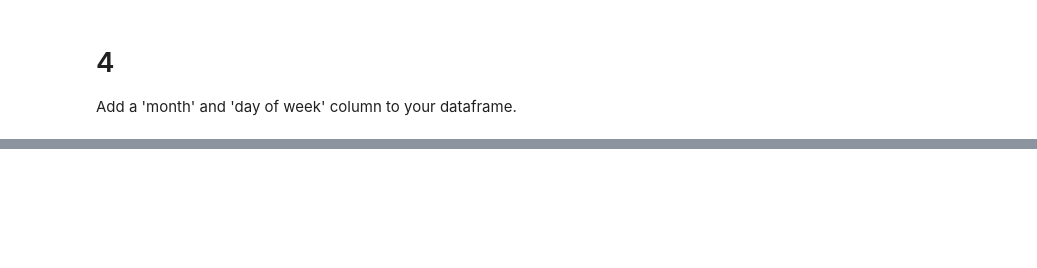
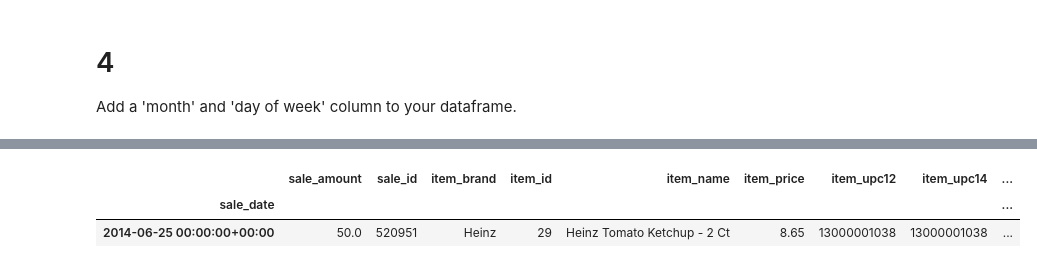
Before and after one commit to VelasquezAlejandro044/time-series-exercises, a Jupyter notebook: prepare_tsa.ipynb, the cells around one changed output, grey strips where cells are left out. Saved outputs shown, nothing was run; the diff lists cells and outputs as text; code cells hidden in the pictures; blank space fills up the shorter version.

```diff
--- a/prepare_tsa.ipynb
+++ b/prepare_tsa.ipynb
@@ -160,0 +177,8 @@ Add a 'month' and 'day of week' column to your dataframe.
+# %%
+# to meke data more constant I will add a colum with the year
+df['year'] = df.index.year
+df.sample()
+# %% [output]
+|  | sale_amount | sale_id | item_brand | item_id | item_name | item_price | item_upc12 | item_upc14 | ... |
+| sale_date |  |  |  |  |  |  |  |  | ... |
+| 2014-06-25 00:00:00+00:00 | 50.0 | 520951 | Heinz | 29 | Heinz Tomato Ketchup - 2 Ct | 8.65 | 13000001038 | 13000001038 | ... |
```
Also changed, not shown: parts of 10 cells of this notebook, 1 other file.
